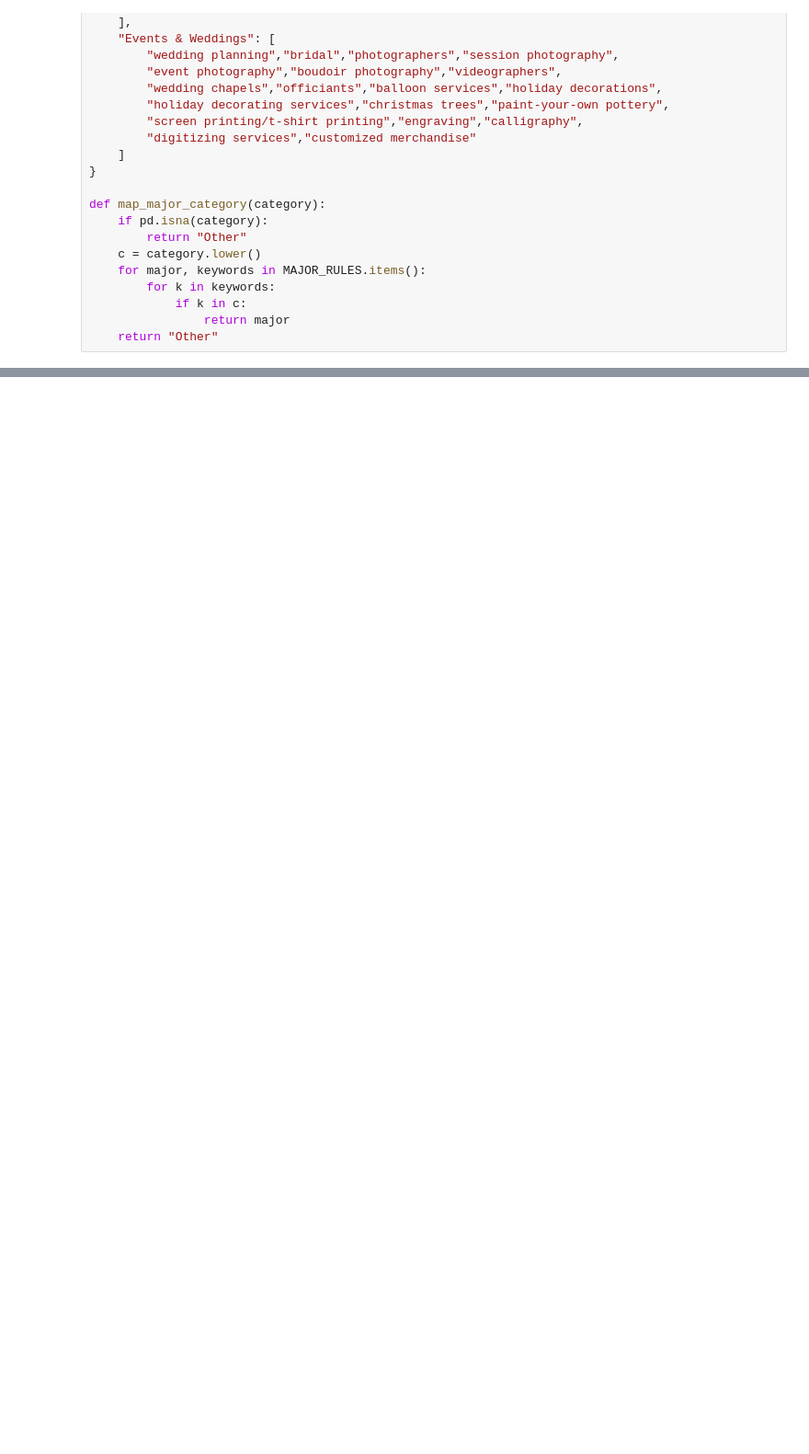
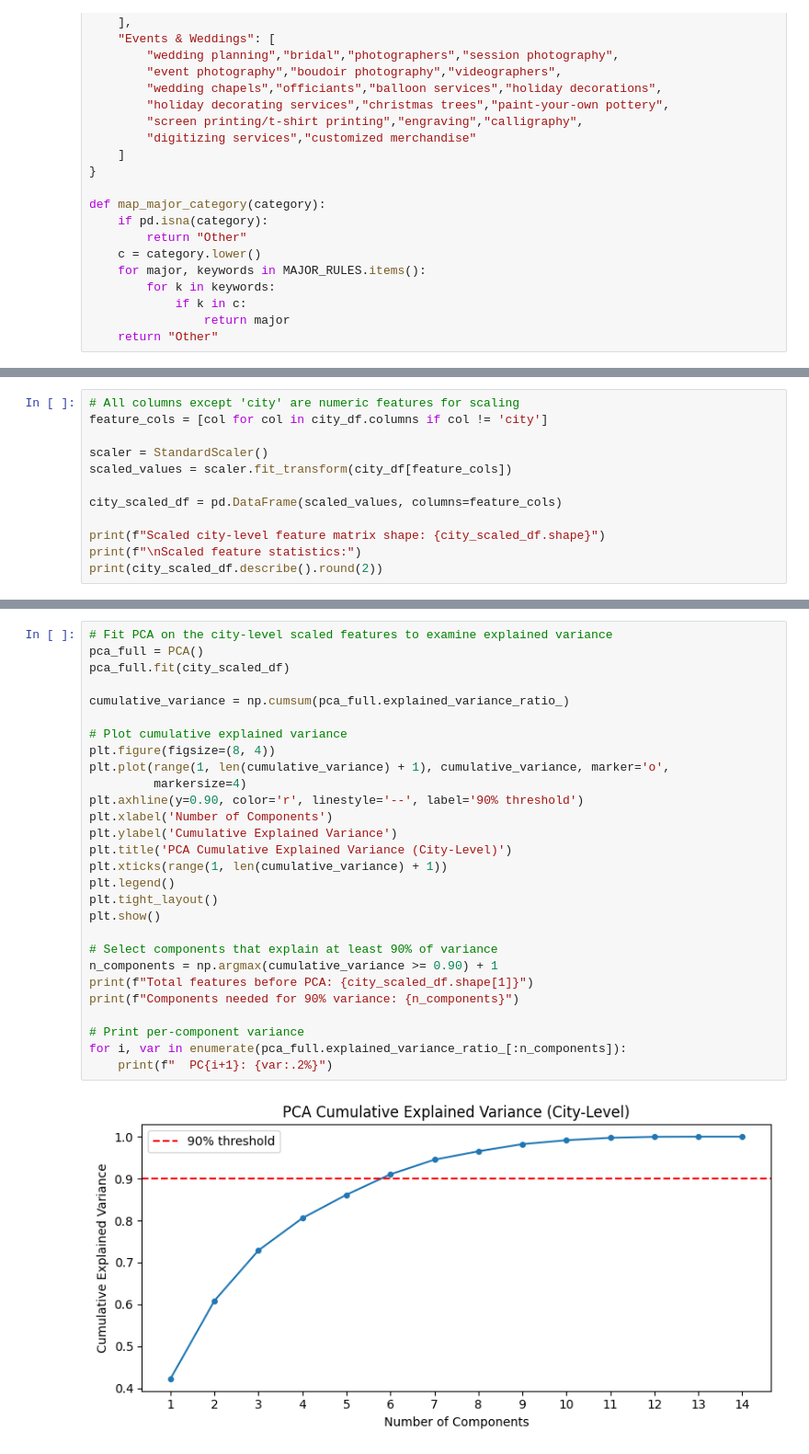
Before and after one commit to owenwiddis/si618_part3, a Jupyter notebook: project_p3.ipynb, the cells around one changed output, grey strips where cells are left out. Shown at 92% size. Saved outputs shown, nothing was run; the diff lists cells and outputs as text; blank space fills up the shorter version.

```diff
--- a/project_p3.ipynb
+++ b/project_p3.ipynb
@@ -263,0 +488,12 @@ print(f"Final dataset shape: {combined_final.shape}")
+# %%
+# All columns except 'city' are numeric features for scaling
+feature_cols = [col for col in city_df.columns if col != 'city']
+
+scaler = StandardScaler()
+scaled_values = scaler.fit_transform(city_df[feature_cols])
+
+city_scaled_df = pd.DataFrame(scaled_values, columns=feature_cols)
+
+print(f"Scaled city-level feature matrix shape: {city_scaled_df.shape}")
+print(f"\nScaled feature statistics:")
+print(city_scaled_df.describe().round(2))
@@ -263,0 +528,30 @@ print(f"Final dataset shape: {combined_final.shape}")
+# %%
+# Fit PCA on the city-level scaled features to examine explained variance
+pca_full = PCA()
+pca_full.fit(city_scaled_df)
+
+cumulative_variance = np.cumsum(pca_full.explained_variance_ratio_)
+
+# Plot cumulative explained variance
+plt.figure(figsize=(8, 4))
+plt.plot(range(1, len(cumulative_variance) + 1), cumulative_variance, marker='o',
+         markersize=4)
+plt.axhline(y=0.90, color='r', linestyle='--', label='90% threshold')
+plt.xlabel('Number of Components')
+plt.ylabel('Cumulative Explained Variance')
+plt.title('PCA Cumulative Explained Variance (City-Level)')
+plt.xticks(range(1, len(cumulative_variance) + 1))
+plt.legend()
+plt.tight_layout()
+plt.show()
+
+# Select components that explain at least 90% of variance
+n_components = np.argmax(cumulative_variance >= 0.90) + 1
+print(f"Total features before PCA: {city_scaled_df.shape[1]}")
+print(f"Components needed for 90% variance: {n_components}")
+
+# Print per-component variance
+for i, var in enumerate(pca_full.explained_variance_ratio_[:n_components]):
+    print(f"  PC{i+1}: {var:.2%}")
+# %% [output]
+[figure, added]
```
Also changed, not shown: parts of 34 cells of this notebook, 3 other files.
